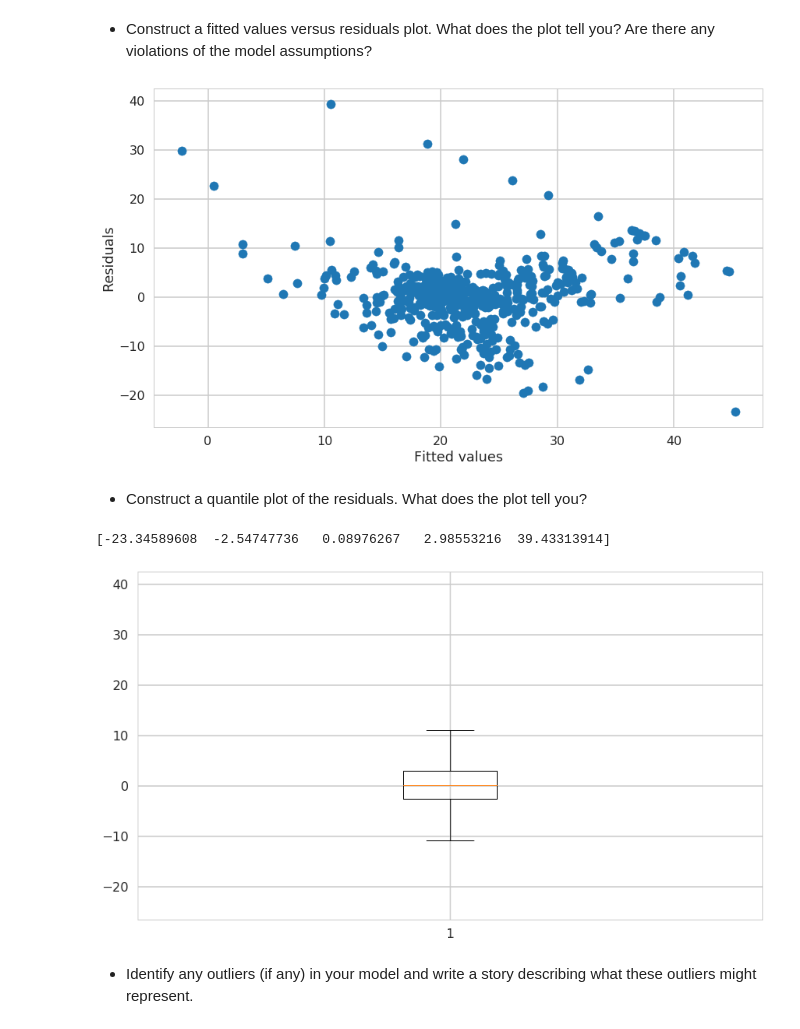
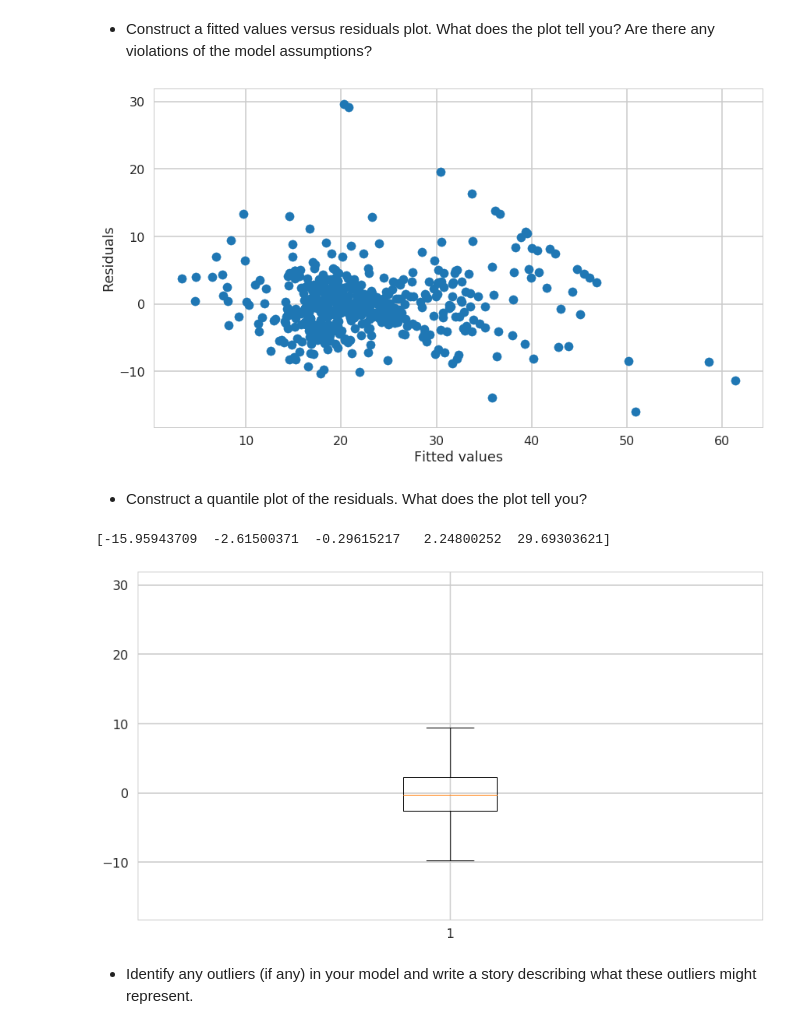
Before and after one commit to SethDKelly/Springboard, a Jupyter notebook: sec11/linear_regression/Mini_Project_Linear_Regression.ipynb, the cells around one changed output. Drawn from its saved outputs; the diff is of its cells as text; code cells hidden in the pictures.

```diff
--- a/sec11/linear_regression/Mini_Project_Linear_Regression.ipynb
+++ b/sec11/linear_regression/Mini_Project_Linear_Regression.ipynb
@@ -960,3 +992,6 @@ where $L$ is the likelihood of the model. AIC is meaningless in the absolute sen
 
 <p><b>Exercise:</b> Find another variable (or two) to add to the model we built in Part 3. Compute the $F$-test comparing the two models as well as the AIC. Which model is better?</p>
 </div>
+# %%
+ols_crp = ols('PRICE ~ RM + CRIM +PTRATIO + DIS + LSTAT',bos).fit()
+print(ols_crp.summary())
@@ -1013,23 +1066,23 @@ There are some other issues that are important investigate with linear regressio
 * Construct a fitted values versus residuals plot. What does the plot tell you? Are there any violations of the model assumptions?
 # %%
 plt.figure(figsize=[14,8])
-plt.scatter(m.fittedvalues, m.resid)
+plt.scatter(ols_crp.fittedvalues, ols_crp.resid)
 plt.xlabel('Fitted values')
 plt.ylabel('Residuals')
 plt.show()
 # %% [output]
-[figure, old version]
+[figure, new version]
 # %% [markdown]
 * Construct a quantile plot of the residuals. What does the plot tell you?
 # %%
-resid = m.resid.values
+resid = ols_crp.resid.values
 print(np.percentile(resid, [0,25,50,75,100]))
 plt.figure(figsize=[14,8])
 plt.boxplot(resid, showfliers=True)
 plt.show()
 # %% [output]
-[-23.34589608  -2.54747736   0.08976267   2.98553216  39.43313914]
+[-15.95943709  -2.61500371  -0.29615217   2.24800252  29.69303621]
-[figure, old version]
+[figure, new version]
 # %% [markdown]
 * Identify any outliers (if any) in your model and write a story describing what these outliers might represent.
 # %%
```
Also changed, not shown: parts of 13 cells of this notebook.
